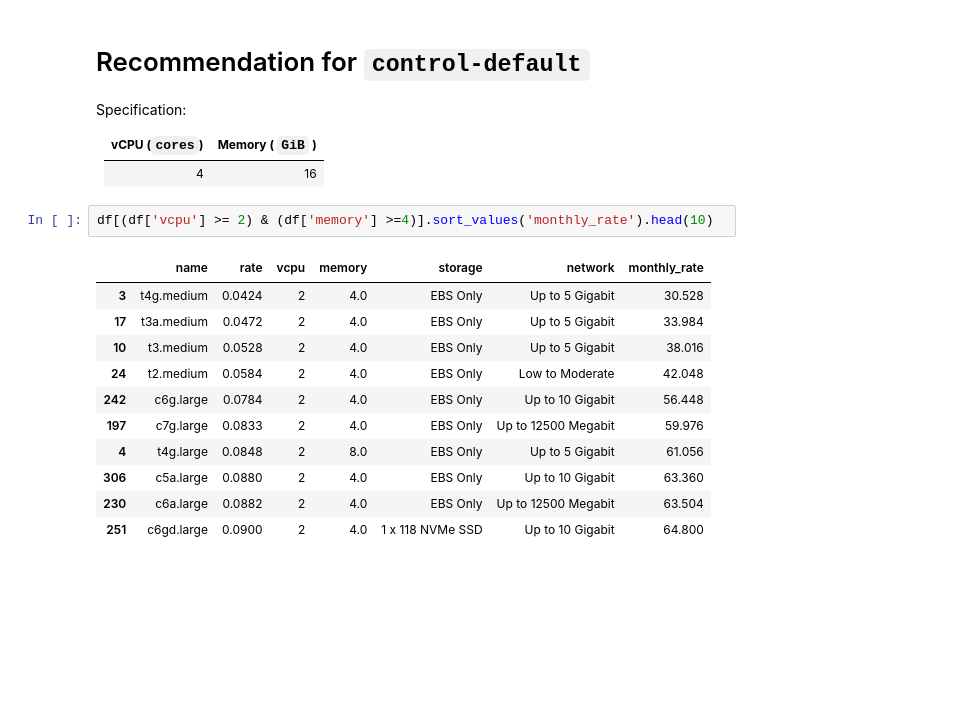
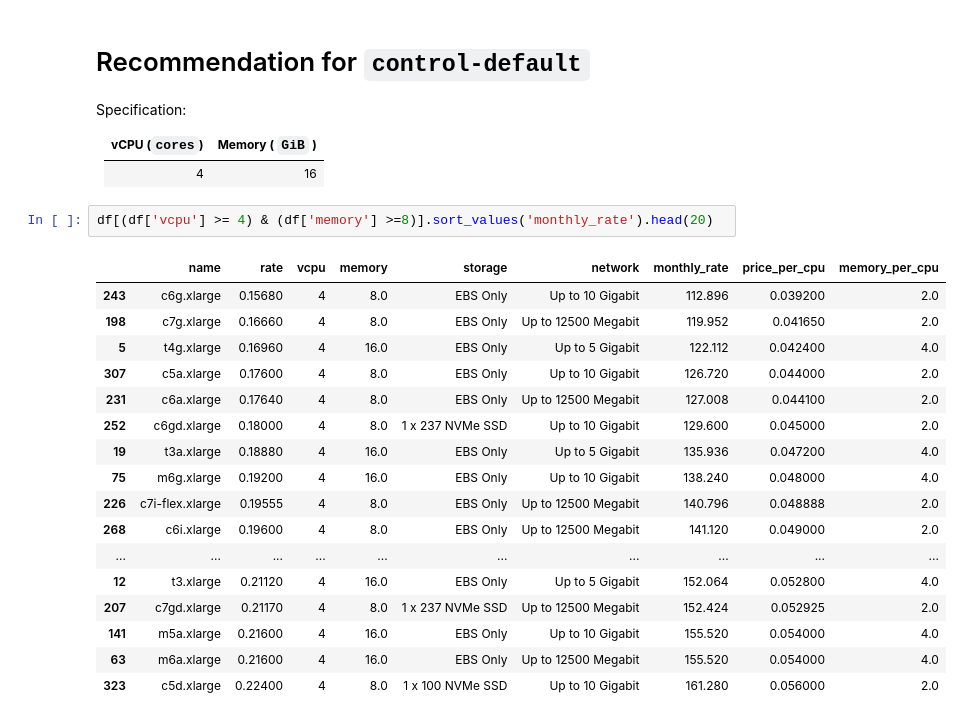
Before and after one commit to ridzuan5757/k8s, a Jupyter notebook: jupyter/ec2_sg.ipynb, the cells around one changed output. Saved outputs shown, nothing was run; the diff lists cells and outputs as text; blank space fills up the shorter version.

```diff
--- a/jupyter/ec2_sg.ipynb
+++ b/jupyter/ec2_sg.ipynb
@@ -272,16 +272,22 @@ Specification:
 |:------------------:|:--------------------:|
 |          4         |           16          |
 # %%
-df[(df['vcpu'] >= 2) & (df['memory'] >=4)].sort_values('monthly_rate').head(10)
+df[(df['vcpu'] >= 4) & (df['memory'] >=8)].sort_values('monthly_rate').head(20)
 # %% [output]
-|  | name | rate | vcpu | memory | storage | network | monthly_rate |
-| 3 | t4g.medium | 0.0424 | 2 | 4.0 | EBS Only | Up to 5 Gigabit | 30.528 |
-| 17 | t3a.medium | 0.0472 | 2 | 4.0 | EBS Only | Up to 5 Gigabit | 33.984 |
-| 10 | t3.medium | 0.0528 | 2 | 4.0 | EBS Only | Up to 5 Gigabit | 38.016 |
-| 24 | t2.medium | 0.0584 | 2 | 4.0 | EBS Only | Low to Moderate | 42.048 |
-| 242 | c6g.large | 0.0784 | 2 | 4.0 | EBS Only | Up to 10 Gigabit | 56.448 |
-| 197 | c7g.large | 0.0833 | 2 | 4.0 | EBS Only | Up to 12500 Megabit | 59.976 |
-| 4 | t4g.large | 0.0848 | 2 | 8.0 | EBS Only | Up to 5 Gigabit | 61.056 |
-| 306 | c5a.large | 0.0880 | 2 | 4.0 | EBS Only | Up to 10 Gigabit | 63.360 |
-| 230 | c6a.large | 0.0882 | 2 | 4.0 | EBS Only | Up to 12500 Megabit | 63.504 |
-| 251 | c6gd.large | 0.0900 | 2 | 4.0 | 1 x 118 NVMe SSD | Up to 10 Gigabit | 64.800 |
+|  | name | rate | vcpu | memory | storage | network | monthly_rate | price_per_cpu | memory_per_cpu |
+| 243 | c6g.xlarge | 0.15680 | 4 | 8.0 | EBS Only | Up to 10 Gigabit | 112.896 | 0.039200 | 2.0 |
+| 198 | c7g.xlarge | 0.16660 | 4 | 8.0 | EBS Only | Up to 12500 Megabit | 119.952 | 0.041650 | 2.0 |
+| 5 | t4g.xlarge | 0.16960 | 4 | 16.0 | EBS Only | Up to 5 Gigabit | 122.112 | 0.042400 | 4.0 |
+| 307 | c5a.xlarge | 0.17600 | 4 | 8.0 | EBS Only | Up to 10 Gigabit | 126.720 | 0.044000 | 2.0 |
+| 231 | c6a.xlarge | 0.17640 | 4 | 8.0 | EBS Only | Up to 12500 Megabit | 127.008 | 0.044100 | 2.0 |
+| 252 | c6gd.xlarge | 0.18000 | 4 | 8.0 | 1 x 237 NVMe SSD | Up to 10 Gigabit | 129.600 | 0.045000 | 2.0 |
+| 19 | t3a.xlarge | 0.18880 | 4 | 16.0 | EBS Only | Up to 5 Gigabit | 135.936 | 0.047200 | 4.0 |
+| 75 | m6g.xlarge | 0.19200 | 4 | 16.0 | EBS Only | Up to 10 Gigabit | 138.240 | 0.048000 | 4.0 |
+| 226 | c7i-flex.xlarge | 0.19555 | 4 | 8.0 | EBS Only | Up to 12500 Megabit | 140.796 | 0.048888 | 2.0 |
+| 268 | c6i.xlarge | 0.19600 | 4 | 8.0 | EBS Only | Up to 12500 Megabit | 141.120 | 0.049000 | 2.0 |
+| ... | ... | ... | ... | ... | ... | ... | ... | ... | ... |
+| 12 | t3.xlarge | 0.21120 | 4 | 16.0 | EBS Only | Up to 5 Gigabit | 152.064 | 0.052800 | 4.0 |
+| 207 | c7gd.xlarge | 0.21170 | 4 | 8.0 | 1 x 237 NVMe SSD | Up to 12500 Megabit | 152.424 | 0.052925 | 2.0 |
+| 141 | m5a.xlarge | 0.21600 | 4 | 16.0 | EBS Only | Up to 10 Gigabit | 155.520 | 0.054000 | 4.0 |
+| 63 | m6a.xlarge | 0.21600 | 4 | 16.0 | EBS Only | Up to 12500 Megabit | 155.520 | 0.054000 | 4.0 |
+| 323 | c5d.xlarge | 0.22400 | 4 | 8.0 | 1 x 100 NVMe SSD | Up to 10 Gigabit | 161.280 | 0.056000 | 2.0 |
```
Also changed, not shown: parts of 1 cell of this notebook, 38 other files.
